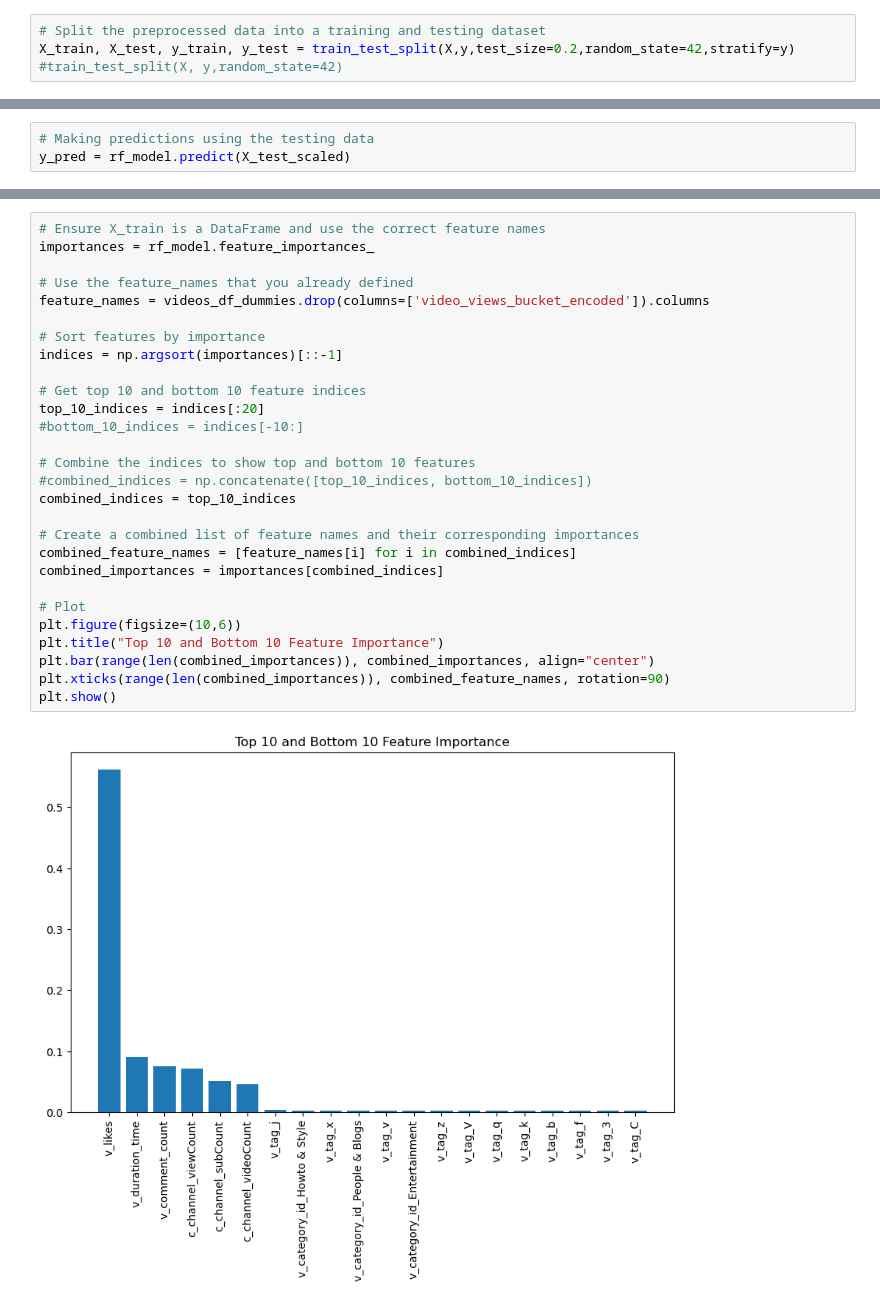
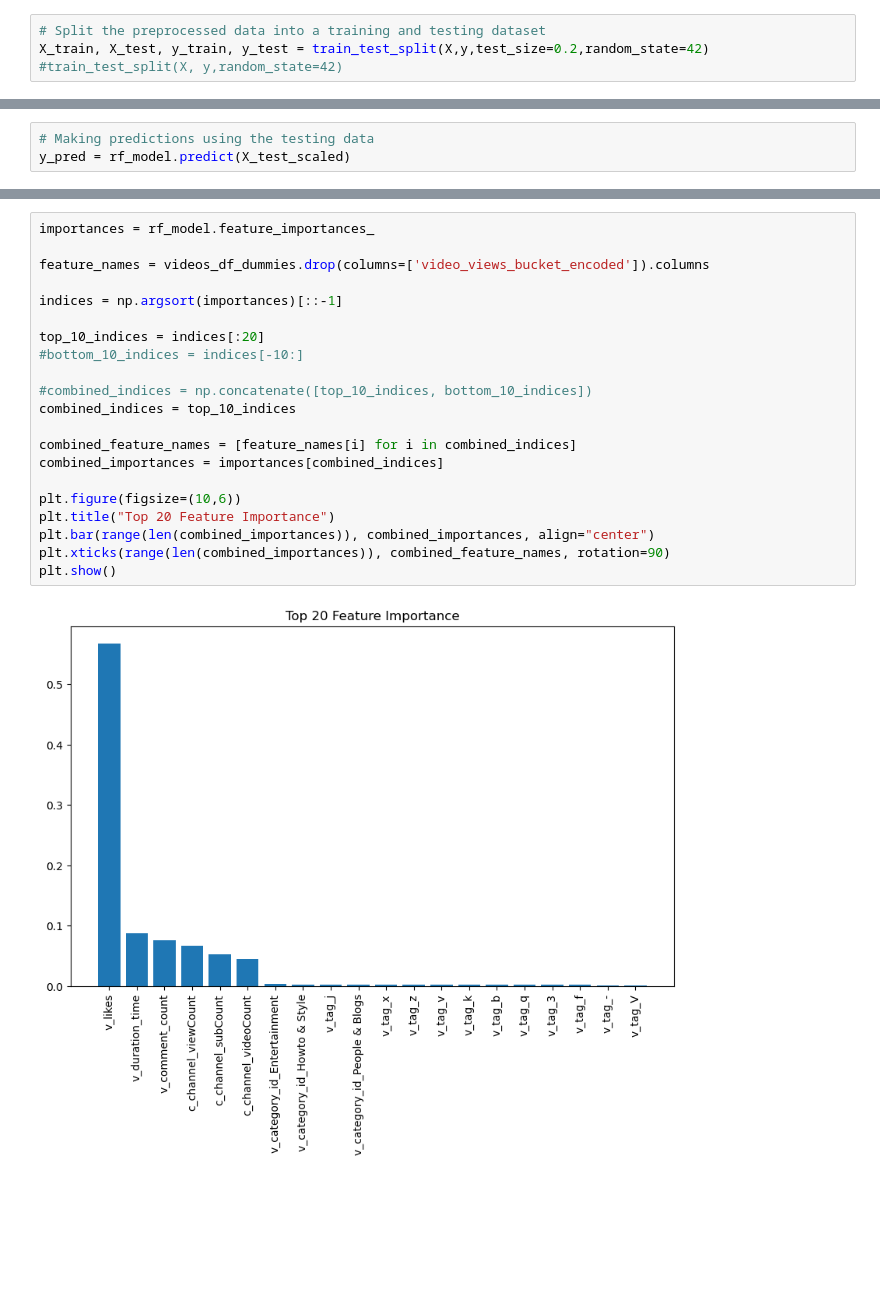
Before and after one commit to YannisPapa/Project-4, a Jupyter notebook: random_forest_model.ipynb, the cells around one changed output, grey strips where cells are left out. Cells and saved outputs as stored; diff of their text form; blank space fills up the shorter version.

```diff
--- a/random_forest_model.ipynb
+++ b/random_forest_model.ipynb
@@ -394,7 +408,7 @@ y = videos_df_dummies['video_views_bucket_encoded'].values
 X = videos_df_dummies.drop(columns=['video_views_bucket_encoded']).values
 # %%
 # Split the preprocessed data into a training and testing dataset
-X_train, X_test, y_train, y_test = train_test_split(X,y,test_size=0.2,random_state=42,stratify=y) #train_test_split(X, y,random_state=42)
+X_train, X_test, y_train, y_test = train_test_split(X,y,test_size=0.2,random_state=42) #train_test_split(X, y,random_state=42)
 # %%
 # Create the StandardScaler instance
 scaler = StandardScaler()
@@ -423,30 +438,23 @@ R² Score: 0.6792498433603842
 # %%
-# Ensure X_train is a DataFrame and use the correct feature names
 importances = rf_model.feature_importances_
 
-# Use the feature_names that you already defined
 feature_names = videos_df_dummies.drop(columns=['video_views_bucket_encoded']).columns
 
-# Sort features by importance
 indices = np.argsort(importances)[::-1]
 
-# Get top 10 and bottom 10 feature indices
 top_10_indices = indices[:20]
 #bottom_10_indices = indices[-10:]
 
-# Combine the indices to show top and bottom 10 features
 #combined_indices = np.concatenate([top_10_indices, bottom_10_indices])
 combined_indices = top_10_indices
 
-# Create a combined list of feature names and their corresponding importances
 combined_feature_names = [feature_names[i] for i in combined_indices]
 combined_importances = importances[combined_indices]
 
-# Plot
 plt.figure(figsize=(10,6))
-plt.title("Top 10 and Bottom 10 Feature Importance")
+plt.title("Top 20 Feature Importance")
 plt.bar(range(len(combined_importances)), combined_importances, align="center")
 plt.xticks(range(len(combined_importances)), combined_feature_names, rotation=90)
 plt.show()
 # %% [output]
-[figure, old version]
+[figure, new version]
```
Also changed, not shown: parts of 5 cells of this notebook, 1 other file.
